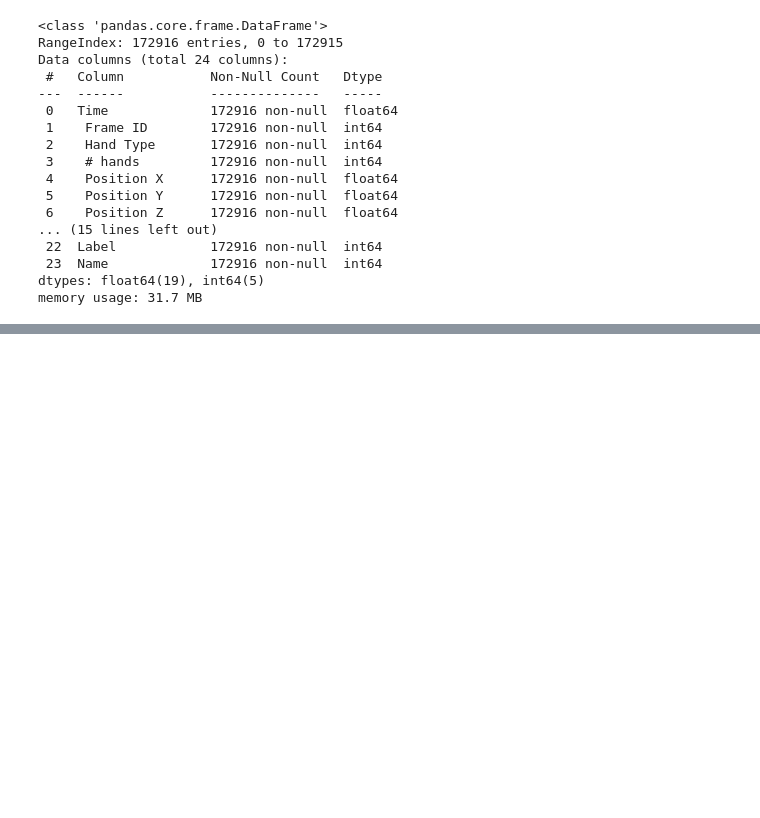
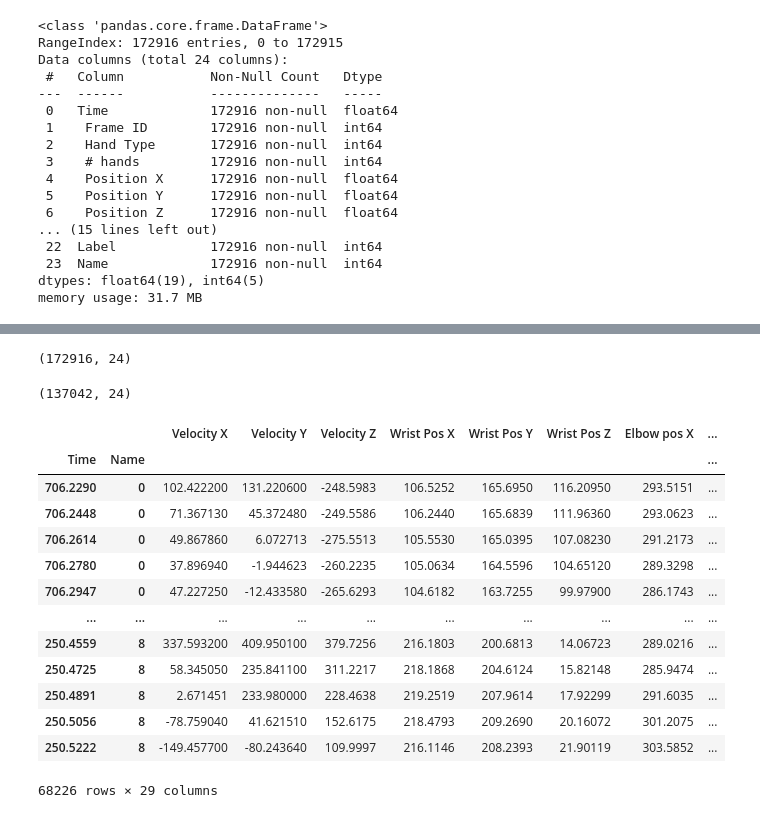
Before and after one commit to ortrsa/Data_Science_Final_Project_2, a Jupyter notebook: Notebook3.ipynb, the cells around one changed output, grey strips where cells are left out. Drawn from its saved outputs; the diff is of its cells as text; code cells hidden in the pictures; blank space fills up the shorter version.

```diff
--- a/Notebook3.ipynb
+++ b/Notebook3.ipynb
@@ -69,0 +131,9 @@ memory usage: 31.7 MB
+# %%
+frame.shape
+# %% [output]
+(172916, 24)
+# %%
+frame = frame[frame[' # hands']>1]
+frame.shape
+# %% [output]
+(137042, 24)
@@ -70,2 +153,62 @@ memory usage: 31.7 MB
+# %%
+z = frame[(frame[' Hand Type'] == 1) & (frame['Label'] != 2)]
+x = frame[(frame[' Hand Type'] == 0) & (frame['Label'] != 2)]
+# %%
+x = x.set_index(['Time', 'Name'])
+z = z.set_index(['Time', 'Name'])
+# %%
+result = pd.concat([z, x], axis=1)
+result.columns = ['Frame ID', 'Hand Type', '# hands', 'Position X', 'Position Y',
+       'Position Z', 'Velocity X', 'Velocity Y', 'Velocity Z', 'Pitch',
+       'Roll', 'Yaw', 'Wrist Pos X', 'Wrist Pos Y', 'Wrist Pos Z',
+       'Elbow pos X', 'Elbow Pos Y', 'Elbow Pos Z', 'Grab Strenth',
+       'Grab Angle', 'Pinch Strength', 'Label', '_Frame ID', '_Hand Type',
+       '_# hands', '_Position X', '_Position Y', '_Position Z', '_Velocity X',
+       '_Velocity Y', '_Velocity Z', '_Pitch', '_Roll', '_Yaw', '_Wrist Pos X',
+       '_Wrist Pos Y', '_Wrist Pos Z', '_Elbow pos X', '_Elbow Pos Y',
+       '_Elbow Pos Z', '_Grab Strenth', '_Grab Angle', '_Pinch Strength',
+       '_Label']
+# %%
+x1 = result['Position X'].to_numpy()
+y1 = result['Position Y'].to_numpy()
+z1 = result['Position Z'].to_numpy()
+x2 = result['_Position X'].to_numpy()
+y2 = result['_Position Y'].to_numpy()
+z2 = result['_Position Z'].to_numpy()
+result['Position Dis'] = distance3D(x1, y1, z1, x2, y2, z2)
+
+x1 = result['Pitch'].to_numpy()
+y1 = result['Roll'].to_numpy()
+z1 = result['Yaw'].to_numpy()
+x2 = result['_Pitch'].to_numpy()
+y2 = result['_Roll'].to_numpy()
+z2 = result['_Yaw'].to_numpy()
+result['Pitch Roll Yaw Dis'] = distance3D(x1, y1, z1, x2, y2, z2)
+
+x1 = result['Position X'].to_numpy()
+y1 = result['Position Y'].to_numpy()
+z1 = result['Position Z'].to_numpy()
+x2 = result['_Position X'].to_numpy()
+y2 = result['_Position Y'].to_numpy()
+z2 = result['_Position Z'].to_numpy()
+result['Position Dis'] = distance3D(x1, y1, z1, x2, y2, z2)
+# %%
+result.drop(['Position X','Position Y','Position Z','_Position X','_Position Y','_Position Z','Frame ID','Hand Type', '# hands','_Hand Type',
+       '_# hands','Label','Pitch' ,'Roll' ,'Yaw','_Roll' ,'_Yaw','_Pitch' ], axis=1)
+# %% [output]
+|  |  | Velocity X | Velocity Y | Velocity Z | Wrist Pos X | Wrist Pos Y | Wrist Pos Z | Elbow pos X | ... |
+| Time | Name |  |  |  |  |  |  |  | ... |
+| 706.2290 | 0 | 102.422200 | 131.220600 | -248.5983 | 106.5252 | 165.6950 | 116.20950 | 293.5151 | ... |
+| 706.2448 | 0 | 71.367130 | 45.372480 | -249.5586 | 106.2440 | 165.6839 | 111.96360 | 293.0623 | ... |
+| 706.2614 | 0 | 49.867860 | 6.072713 | -275.5513 | 105.5530 | 165.0395 | 107.08230 | 291.2173 | ... |
+| 706.2780 | 0 | 37.896940 | -1.944623 | -260.2235 | 105.0634 | 164.5596 | 104.65120 | 289.3298 | ... |
+| 706.2947 | 0 | 47.227250 | -12.433580 | -265.6293 | 104.6182 | 163.7255 | 99.97900 | 286.1743 | ... |
+| ... | ... | ... | ... | ... | ... | ... | ... | ... | ... |
+| 250.4559 | 8 | 337.593200 | 409.950100 | 379.7256 | 216.1803 | 200.6813 | 14.06723 | 289.0216 | ... |
+| 250.4725 | 8 | 58.345050 | 235.841100 | 311.2217 | 218.1868 | 204.6124 | 15.82148 | 285.9474 | ... |
+| 250.4891 | 8 | 2.671451 | 233.980000 | 228.4638 | 219.2519 | 207.9614 | 17.92299 | 291.6035 | ... |
+| 250.5056 | 8 | -78.759040 | 41.621510 | 152.6175 | 218.4793 | 209.2690 | 20.16072 | 301.2075 | ... |
+| 250.5222 | 8 | -149.457700 | -80.243640 | 109.9997 | 216.1146 | 208.2393 | 21.90119 | 303.5852 | ... |
+68226 rows × 29 columns
 # %%
 # %% [output]
```
Also changed, not shown: parts of 9 cells of this notebook.
